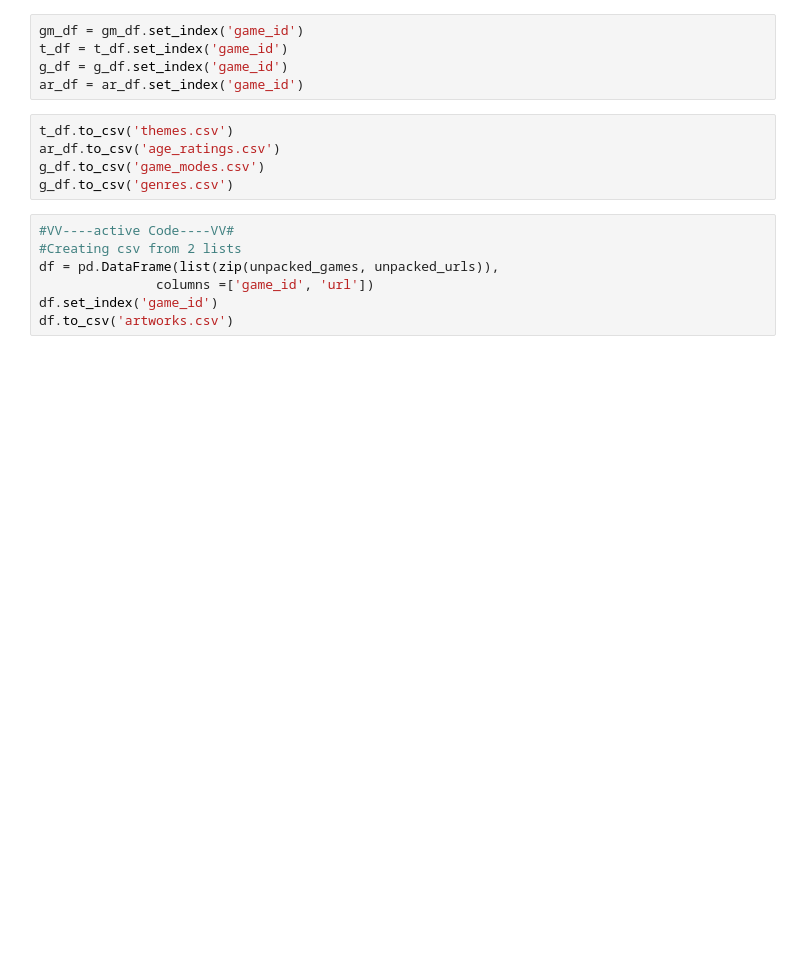
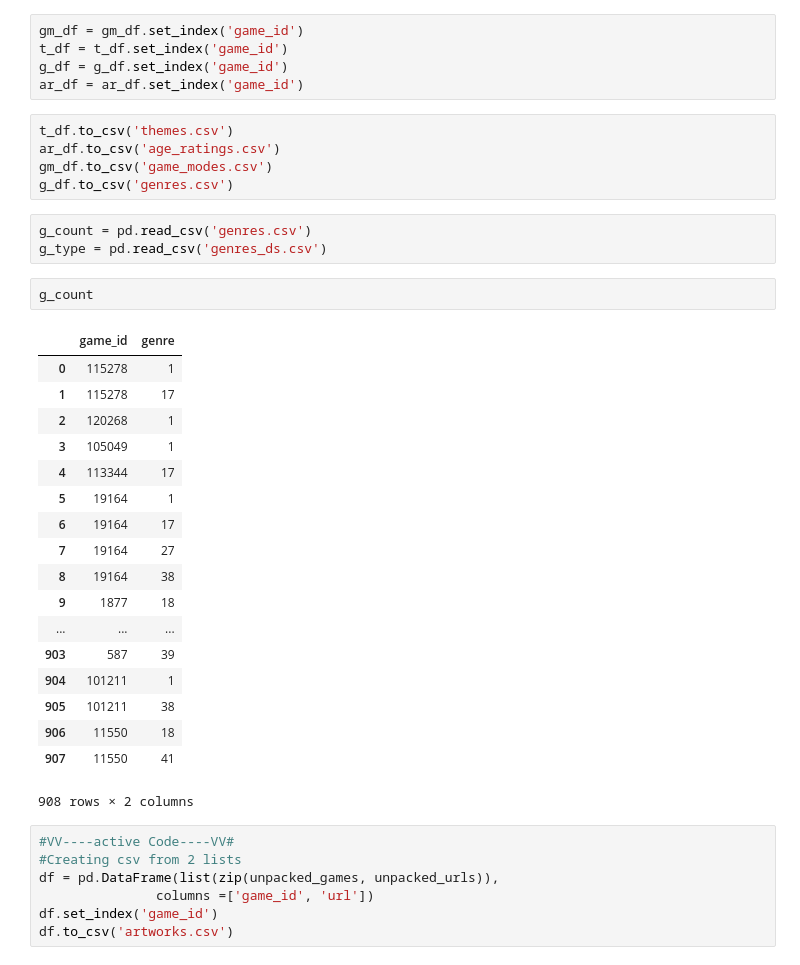
Before and after one commit to DiamondTop/gamingproject, a Jupyter notebook: raw_data/Gaming project API.ipynb, the cells around one changed output. Saved outputs shown, nothing was run; the diff lists cells and outputs as text; blank space fills up the shorter version.

```diff
--- a/Video_Game_Col_Project/Gaming project API.ipynb
+++ b/raw_data/Gaming project API.ipynb
@@ -351,8 +351,32 @@ ar_df = ar_df.set_index('game_id')
 # %%
 t_df.to_csv('themes.csv')
 ar_df.to_csv('age_ratings.csv')
-g_df.to_csv('game_modes.csv')
+gm_df.to_csv('game_modes.csv')
 g_df.to_csv('genres.csv')
+# %%
+g_count = pd.read_csv('genres.csv')
+g_type = pd.read_csv('genres_ds.csv')
+# %%
+g_count
+# %% [output]
+|  | game_id | genre |
+| 0 | 115278 | 1 |
+| 1 | 115278 | 17 |
+| 2 | 120268 | 1 |
+| 3 | 105049 | 1 |
+| 4 | 113344 | 17 |
+| 5 | 19164 | 1 |
+| 6 | 19164 | 17 |
+| 7 | 19164 | 27 |
+| 8 | 19164 | 38 |
+| 9 | 1877 | 18 |
+| ... | ... | ... |
+| 903 | 587 | 39 |
+| 904 | 101211 | 1 |
+| 905 | 101211 | 38 |
+| 906 | 11550 | 18 |
+| 907 | 11550 | 41 |
+908 rows × 2 columns
 # %%
 #VV----active Code----VV#
 #Creating csv from 2 lists
```
Also changed, not shown: parts of 9 cells of this notebook, 18 other files.
